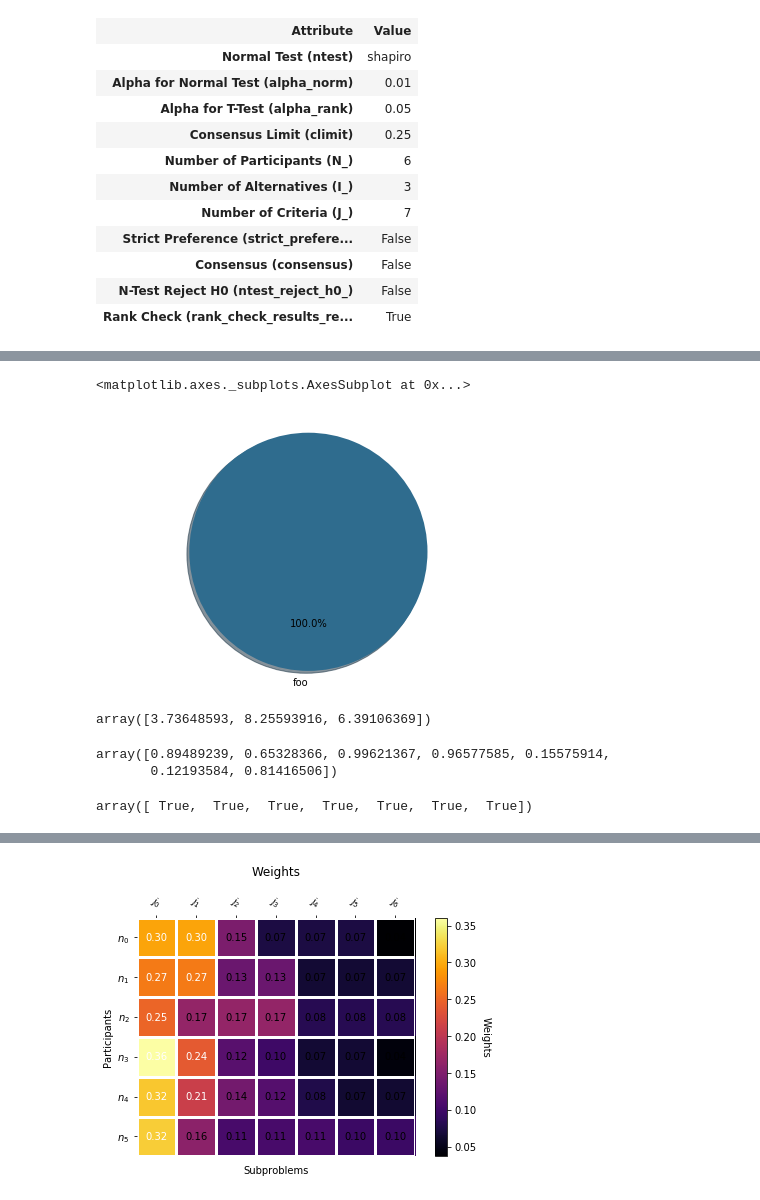
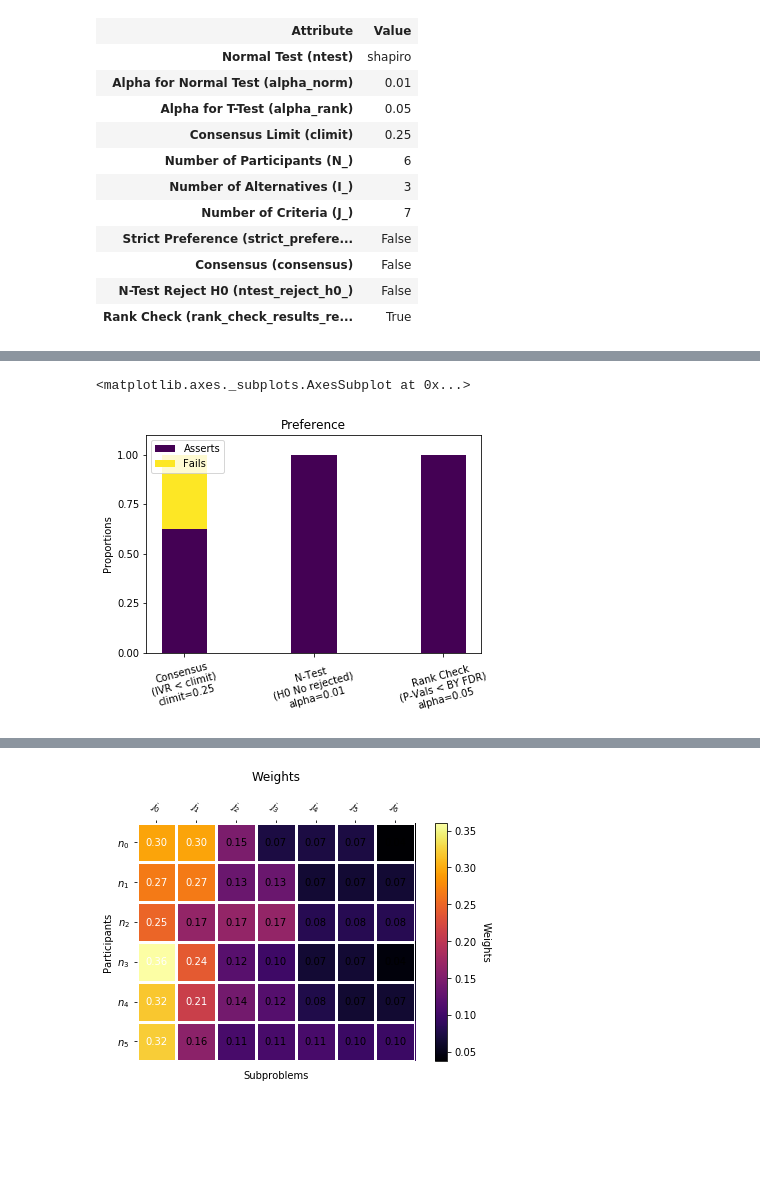
Before and after one commit to leliel12/drv, a Jupyter notebook: notebooks/tutorial.ipynb, the cells around one changed output, grey strips where cells are left out. Cells and saved outputs as stored; diff of their text form; code cells hidden in the pictures; blank space fills up the shorter version.

```diff
--- a/notebooks/tutorial.ipynb
+++ b/notebooks/tutorial.ipynb
@@ -158,20 +150,6 @@ plot.annotated_heatmap(result.antest_pvals_, map(str, range(result.J_)), "1 2 3"
-# %%
-np.sum(result.antest_pvals_ >= result.alpha_norm)
-plot.pie((21, 0), labels=["foo", "faa"])
-# %% [output]
-<matplotlib.axes._subplots.AxesSubplot at 0x...>
-[figure, removed]
-# %%
-result.rank_check_t_
-# %% [output]
-array([3.73648593, 8.25593916, 6.39106369])
-# %%
-result.wntest_pvals_
-# %% [output]
-array([0.89489239, 0.65328366, 0.99621367, 0.96577585, 0.15575914,
-       0.12193584, 0.81416506])
-# %%
-result.wntest_pvals_ >= result.alpha_norm
-# %% [output]
-array([ True,  True,  True,  True,  True,  True,  True])
+# %%
+result.plot(cmap="viridis")
+# %% [output]
+<matplotlib.axes._subplots.AxesSubplot at 0x...>
+[figure, added]
 # %%
```
Also changed, not shown: parts of 11 cells of this notebook, 4 other files.
